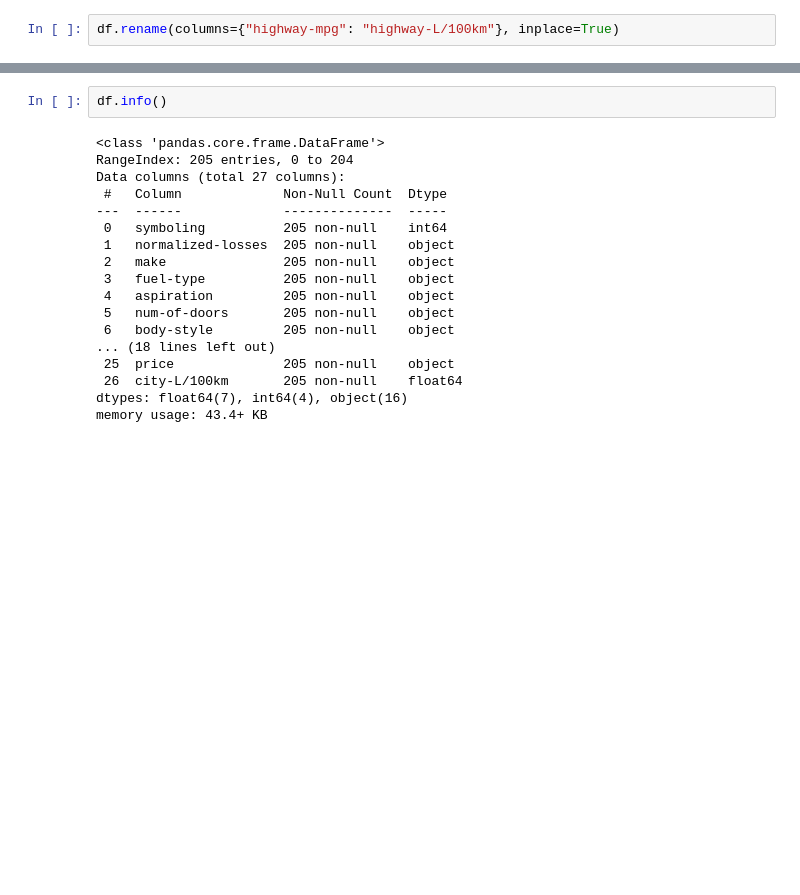
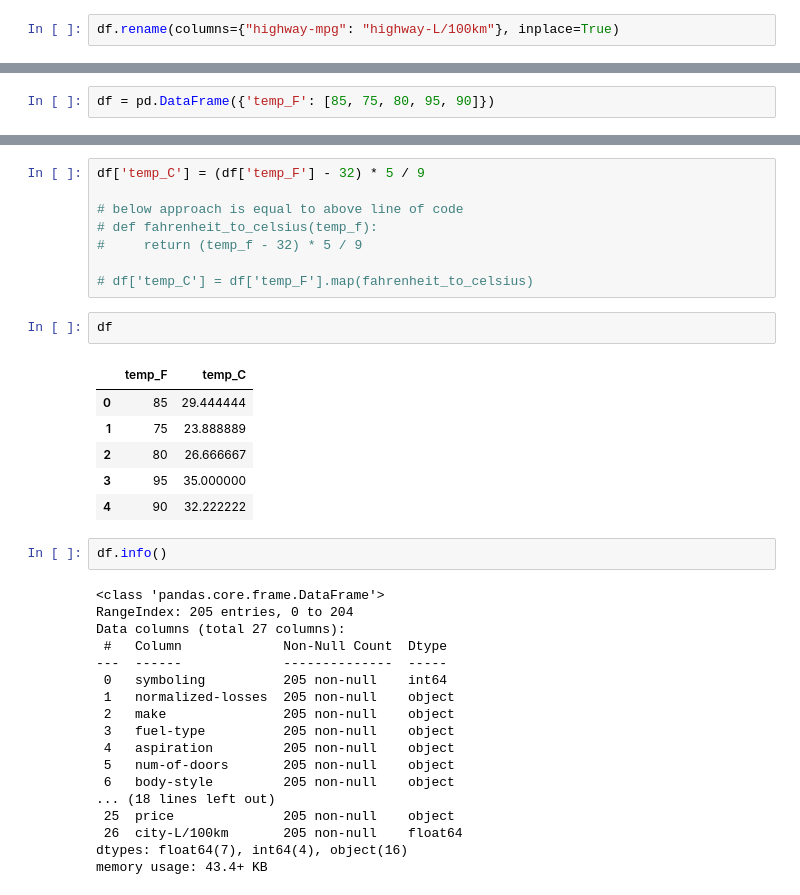
Before and after one commit to fateme-alk/learning, a Jupyter notebook: IBM_data_analysis/module1/IBM_data_analysis.ipynb, the cells around one changed output, grey strips where cells are left out. Cells and saved outputs as stored; diff of their text form; blank space fills up the shorter version.

```diff
--- a/IBM_data_analysis/module1/IBM_data_analysis.ipynb
+++ b/IBM_data_analysis/module1/IBM_data_analysis.ipynb
@@ -164,0 +180,2 @@ df.rename(columns={"highway-mpg": "highway-L/100km"}, inplace=True)
+# %%
+df = pd.DataFrame({'temp_F': [85, 75, 80, 95, 90]})
@@ -165,3 +191,20 @@ df.rename(columns={"highway-mpg": "highway-L/100km"}, inplace=True)
+# %%
+df['temp_C'] = (df['temp_F'] - 32) * 5 / 9
+
+# below approach is equal to above line of code
+# def fahrenheit_to_celsius(temp_f):
+#     return (temp_f - 32) * 5 / 9
+
+# df['temp_C'] = df['temp_F'].map(fahrenheit_to_celsius)
+# %%
+df
+# %% [output]
+|  | temp_F | temp_C |
+| 0 | 85 | 29.444444 |
+| 1 | 75 | 23.888889 |
+| 2 | 80 | 26.666667 |
+| 3 | 95 | 35.000000 |
+| 4 | 90 | 32.222222 |
 # %%
 df.info()
 # %% [output]
```
Also changed, not shown: parts of 30 cells of this notebook.
